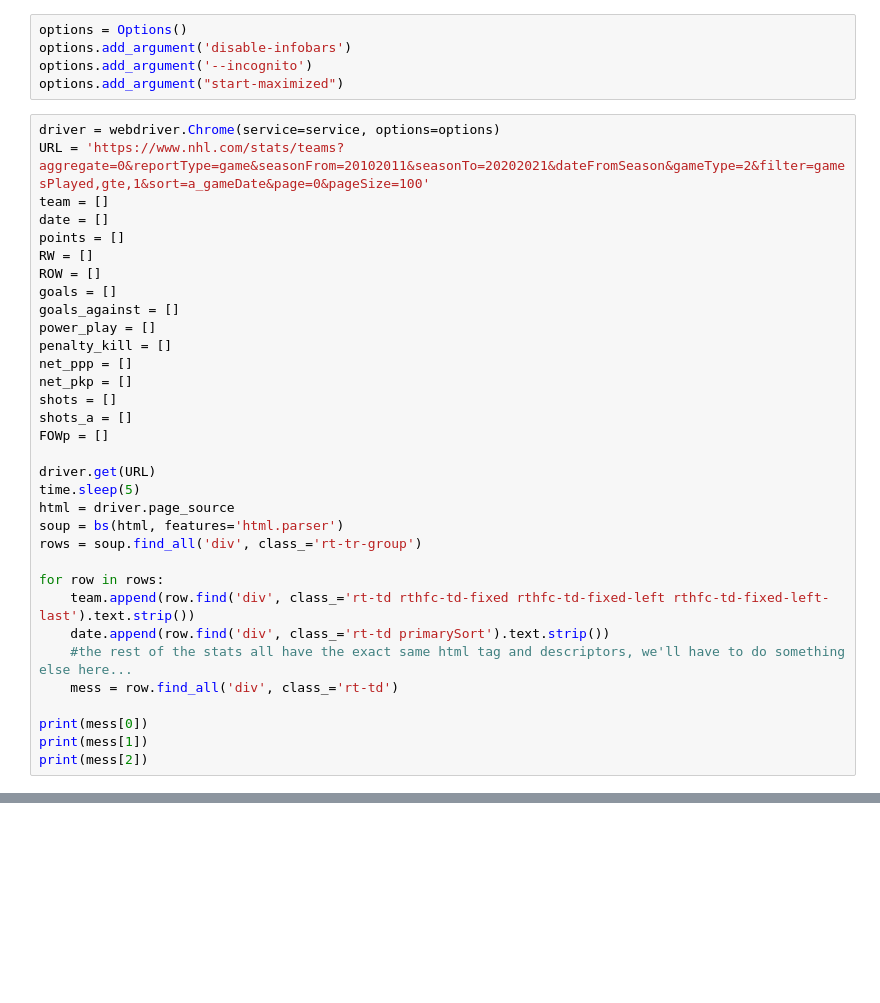
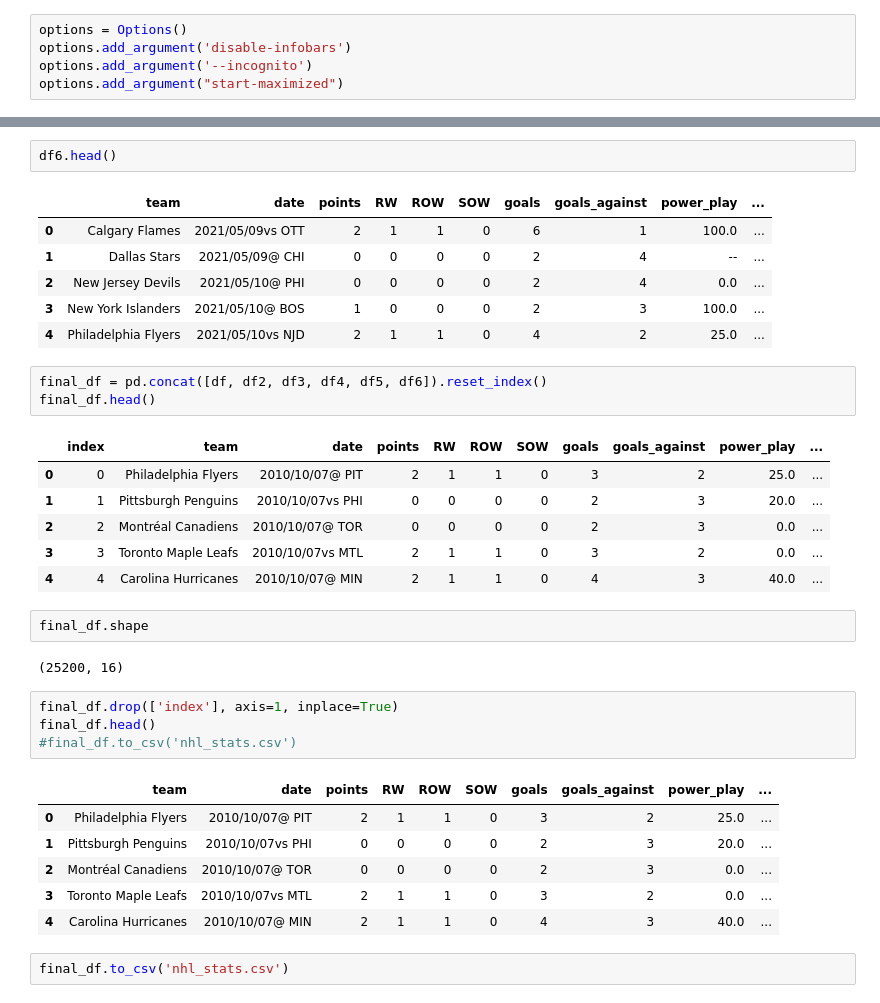
Before and after one commit to cbarger233/NHL-Scores-Predictions, a Jupyter notebook: scraping.ipynb, the cells around one changed output, grey strips where cells are left out. Saved outputs shown, nothing was run; the diff lists cells and outputs as text; blank space fills up the shorter version.

```diff
--- a/scraping.ipynb
+++ b/scraping.ipynb
@@ -16,36 +12,3 @@ options = Options()
 options.add_argument('disable-infobars')
 options.add_argument('--incognito')
 options.add_argument("start-maximized")
-# %%
-driver = webdriver.Chrome(service=service, options=options)
-URL = 'https://www.nhl.com/stats/teams?aggregate=0&reportType=game&seasonFrom=20102011&seasonTo=20202021&dateFromSeason&gameType=2&filter=gamesPlayed,gte,1&sort=a_gameDate&page=0&pageSize=100'
-team = []
-date = []
-points = []
-RW = []
-ROW = []
-goals = []
-goals_against = []
-power_play = []
-penalty_kill = []
-net_ppp = []
-net_pkp = []
-shots = []
-shots_a = []
-FOWp = []
-
-driver.get(URL)
-time.sleep(5)
-html = driver.page_source
-soup = bs(html, features='html.parser')
-rows = soup.find_all('div', class_='rt-tr-group')
-
-for row in rows:
-    team.append(row.find('div', class_='rt-td rthfc-td-fixed rthfc-td-fixed-left rthfc-td-fixed-left-last').text.strip())
-    date.append(row.find('div', class_='rt-td primarySort').text.strip())
-    #the rest of the stats all have the exact same html tag and descriptors, we'll have to do something else here...
-    mess = row.find_all('div', class_='rt-td')
-
-print(mess[0])
-print(mess[1])
-print(mess[2])
@@ -61,0 +374,36 @@ I'll finish this tomorrow. But Colton, here is a guide on how to obtain all of t
+# %%
+df6.head()
+# %% [output]
+|  | team | date | points | RW | ROW | SOW | goals | goals_against | power_play | ... |
+| 0 | Calgary Flames | 2021/05/09vs OTT | 2 | 1 | 1 | 0 | 6 | 1 | 100.0 | ... |
+| 1 | Dallas Stars | 2021/05/09@ CHI | 0 | 0 | 0 | 0 | 2 | 4 | -- | ... |
+| 2 | New Jersey Devils | 2021/05/10@ PHI | 0 | 0 | 0 | 0 | 2 | 4 | 0.0 | ... |
+| 3 | New York Islanders | 2021/05/10@ BOS | 1 | 0 | 0 | 0 | 2 | 3 | 100.0 | ... |
+| 4 | Philadelphia Flyers | 2021/05/10vs NJD | 2 | 1 | 1 | 0 | 4 | 2 | 25.0 | ... |
+# %%
+final_df = pd.concat([df, df2, df3, df4, df5, df6]).reset_index()
+final_df.head()
+# %% [output]
+|  | index | team | date | points | RW | ROW | SOW | goals | goals_against | power_play | ... |
+| 0 | 0 | Philadelphia Flyers | 2010/10/07@ PIT | 2 | 1 | 1 | 0 | 3 | 2 | 25.0 | ... |
+| 1 | 1 | Pittsburgh Penguins | 2010/10/07vs PHI | 0 | 0 | 0 | 0 | 2 | 3 | 20.0 | ... |
+| 2 | 2 | Montréal Canadiens | 2010/10/07@ TOR | 0 | 0 | 0 | 0 | 2 | 3 | 0.0 | ... |
+| 3 | 3 | Toronto Maple Leafs | 2010/10/07vs MTL | 2 | 1 | 1 | 0 | 3 | 2 | 0.0 | ... |
+| 4 | 4 | Carolina Hurricanes | 2010/10/07@ MIN | 2 | 1 | 1 | 0 | 4 | 3 | 40.0 | ... |
+# %%
+final_df.shape
+# %% [output]
+(25200, 16)
+# %%
+final_df.drop(['index'], axis=1, inplace=True)
+final_df.head()
+#final_df.to_csv('nhl_stats.csv')
+# %% [output]
+|  | team | date | points | RW | ROW | SOW | goals | goals_against | power_play | ... |
+| 0 | Philadelphia Flyers | 2010/10/07@ PIT | 2 | 1 | 1 | 0 | 3 | 2 | 25.0 | ... |
+| 1 | Pittsburgh Penguins | 2010/10/07vs PHI | 0 | 0 | 0 | 0 | 2 | 3 | 20.0 | ... |
+| 2 | Montréal Canadiens | 2010/10/07@ TOR | 0 | 0 | 0 | 0 | 2 | 3 | 0.0 | ... |
+| 3 | Toronto Maple Leafs | 2010/10/07vs MTL | 2 | 1 | 1 | 0 | 3 | 2 | 0.0 | ... |
+| 4 | Carolina Hurricanes | 2010/10/07@ MIN | 2 | 1 | 1 | 0 | 4 | 3 | 40.0 | ... |
+# %%
+final_df.to_csv('nhl_stats.csv')
```
Also changed, not shown: parts of 12 cells of this notebook, 2 other files.
